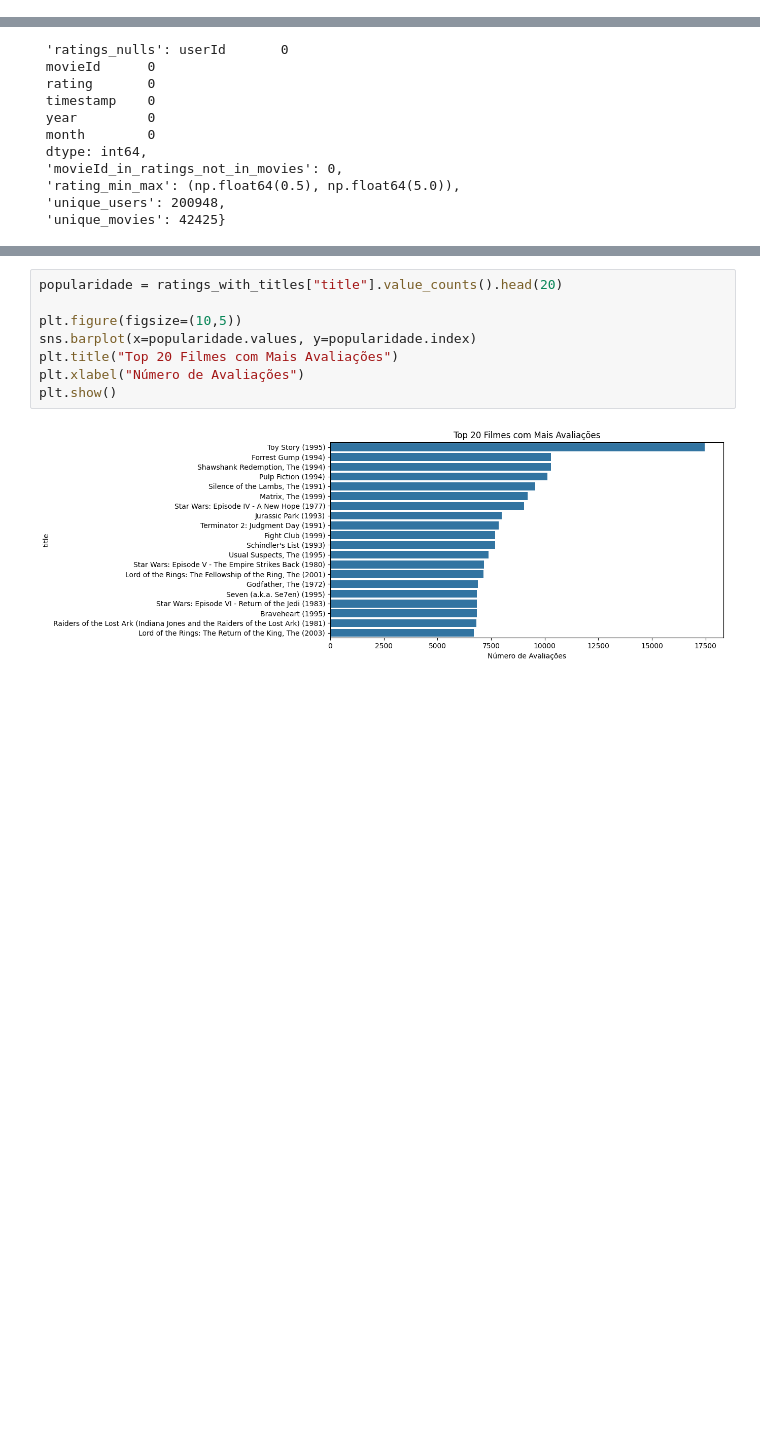
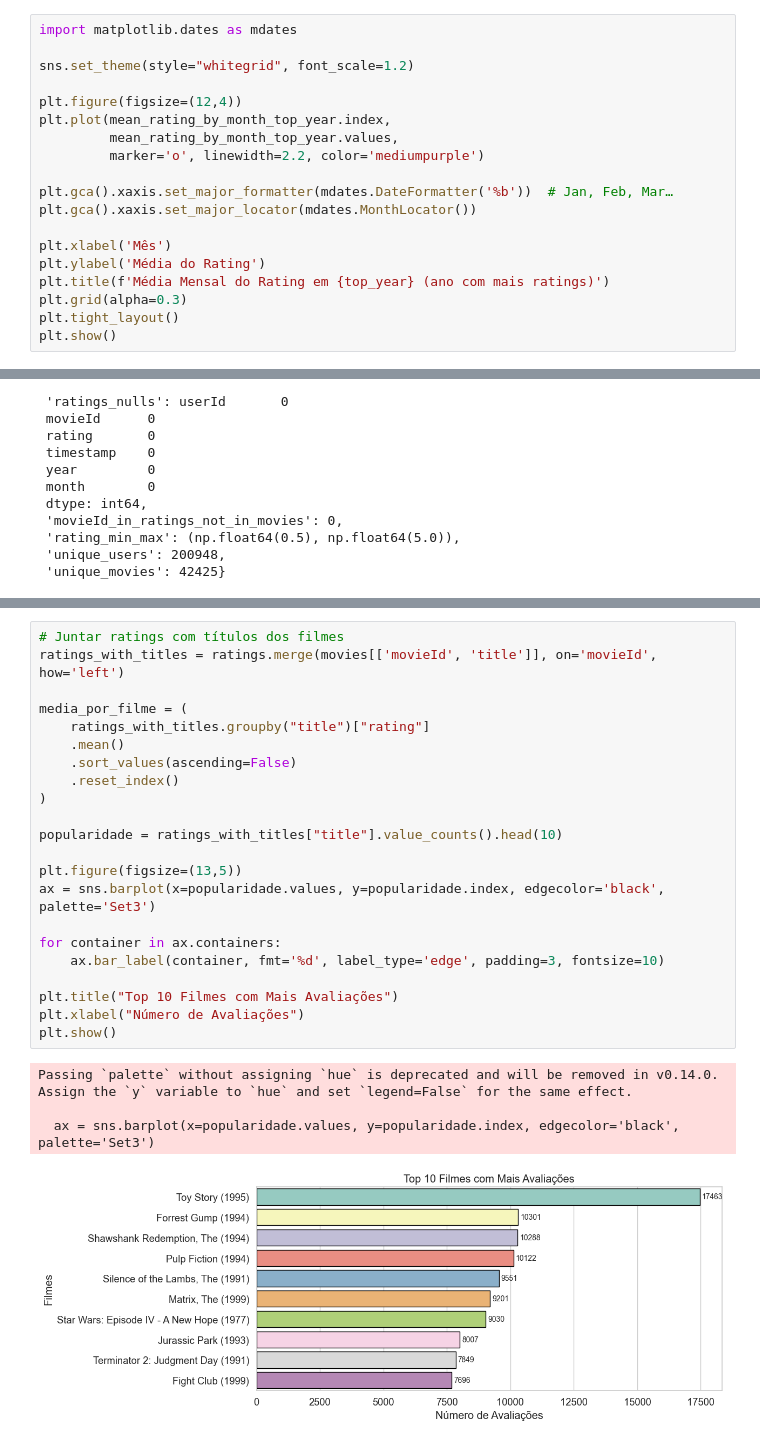
Before and after one commit to Enzooliveira29/AtividadeCD, a Jupyter notebook: notebooks/Trabalho2.ipynb, the cells around one changed output, grey strips where cells are left out. Cells and saved outputs as stored; diff of their text form; blank space fills up the shorter version.

```diff
--- a/notebooks/Trabalho2.ipynb
+++ b/notebooks/Trabalho2.ipynb
@@ -440,0 +479,19 @@ plt.show()
+# %%
+import matplotlib.dates as mdates
+
+sns.set_theme(style="whitegrid", font_scale=1.2)
+
+plt.figure(figsize=(12,4))
+plt.plot(mean_rating_by_month_top_year.index,
+         mean_rating_by_month_top_year.values,
+         marker='o', linewidth=2.2, color='mediumpurple')
+
+plt.gca().xaxis.set_major_formatter(mdates.DateFormatter('%b'))  # Jan, Feb, Mar…
+plt.gca().xaxis.set_major_locator(mdates.MonthLocator())
+
+plt.xlabel('Mês')
+plt.ylabel('Média do Rating')
+plt.title(f'Média Mensal do Rating em {top_year} (ano com mais ratings)')
+plt.grid(alpha=0.3)
+plt.tight_layout()
+plt.show()
@@ -557,11 +627,28 @@ Pergunta 2 — Quais filmes têm mais avaliações (populares)?
 # %%
-popularidade = ratings_with_titles["title"].value_counts().head(20)
+# Juntar ratings com títulos dos filmes
+ratings_with_titles = ratings.merge(movies[['movieId', 'title']], on='movieId', how='left')
 
-plt.figure(figsize=(10,5))
-sns.barplot(x=popularidade.values, y=popularidade.index)
-plt.title("Top 20 Filmes com Mais Avaliações")
+media_por_filme = (
+    ratings_with_titles.groupby("title")["rating"]
+    .mean()
+    .sort_values(ascending=False)
+    .reset_index()
+)
+
+popularidade = ratings_with_titles["title"].value_counts().head(10)
+
+plt.figure(figsize=(13,5))
+ax = sns.barplot(x=popularidade.values, y=popularidade.index, edgecolor='black', palette='Set3')
+
+for container in ax.containers:
+    ax.bar_label(container, fmt='%d', label_type='edge', padding=3, fontsize=10)
+
+plt.title("Top 10 Filmes com Mais Avaliações")
 plt.xlabel("Número de Avaliações")
 plt.show()
 # %% [output]
+Passing `palette` without assigning `hue` is deprecated and will be removed in v0.14.0. Assign the `y` variable to `hue` and set `legend=False` for the same effect.
+
+  ax = sns.barplot(x=popularidade.values, y=popularidade.index, edgecolor='black', palette='Set3')
-[figure, old version]
+[figure, new version]
 # %% [markdown]
```
Also changed, not shown: parts of 55 cells of this notebook.
